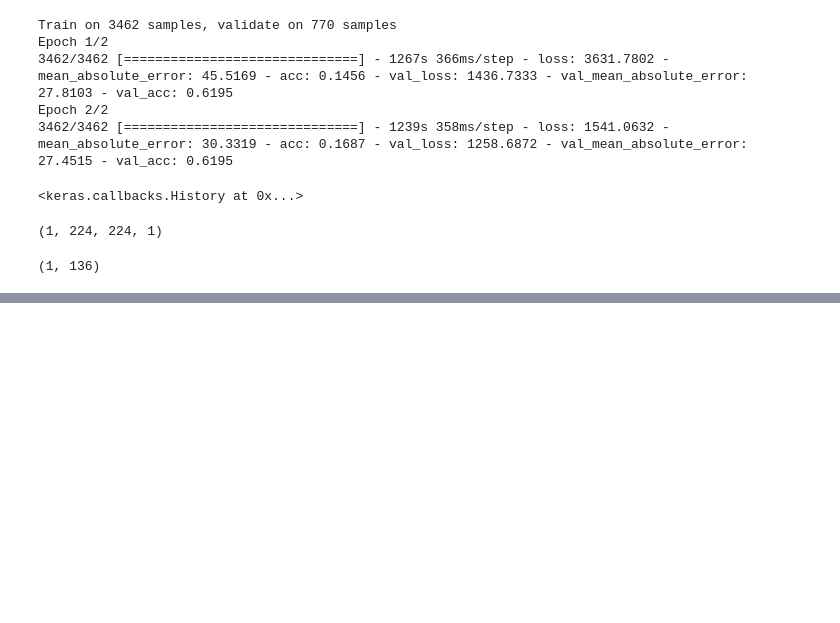
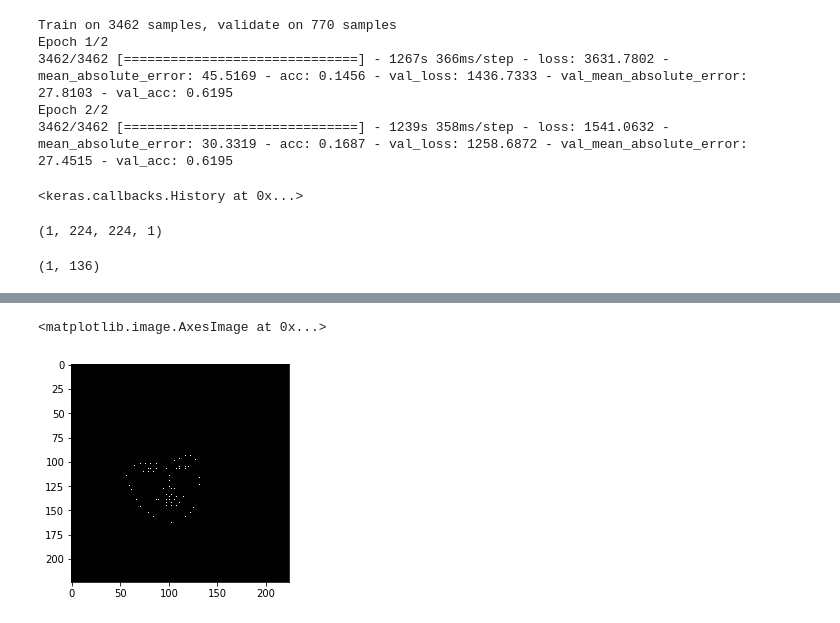
Before and after one commit to Praneet9/Facial_Keypoint_Detection, a Jupyter notebook: Keypoint Detection.ipynb, the cells around one changed output, grey strips where cells are left out. Cells and saved outputs as stored; diff of their text form; code cells hidden in the pictures; blank space fills up the shorter version.

```diff
--- a/Keypoint Detection.ipynb
+++ b/Keypoint Detection.ipynb
@@ -153,0 +232,5 @@ cv2.destroyAllWindows()
+# %%
+plt.imshow(resized_empty, cmap='gray')
+# %% [output]
+<matplotlib.image.AxesImage at 0x...>
+[figure, added]
```
Also changed, not shown: parts of 13 cells of this notebook.
